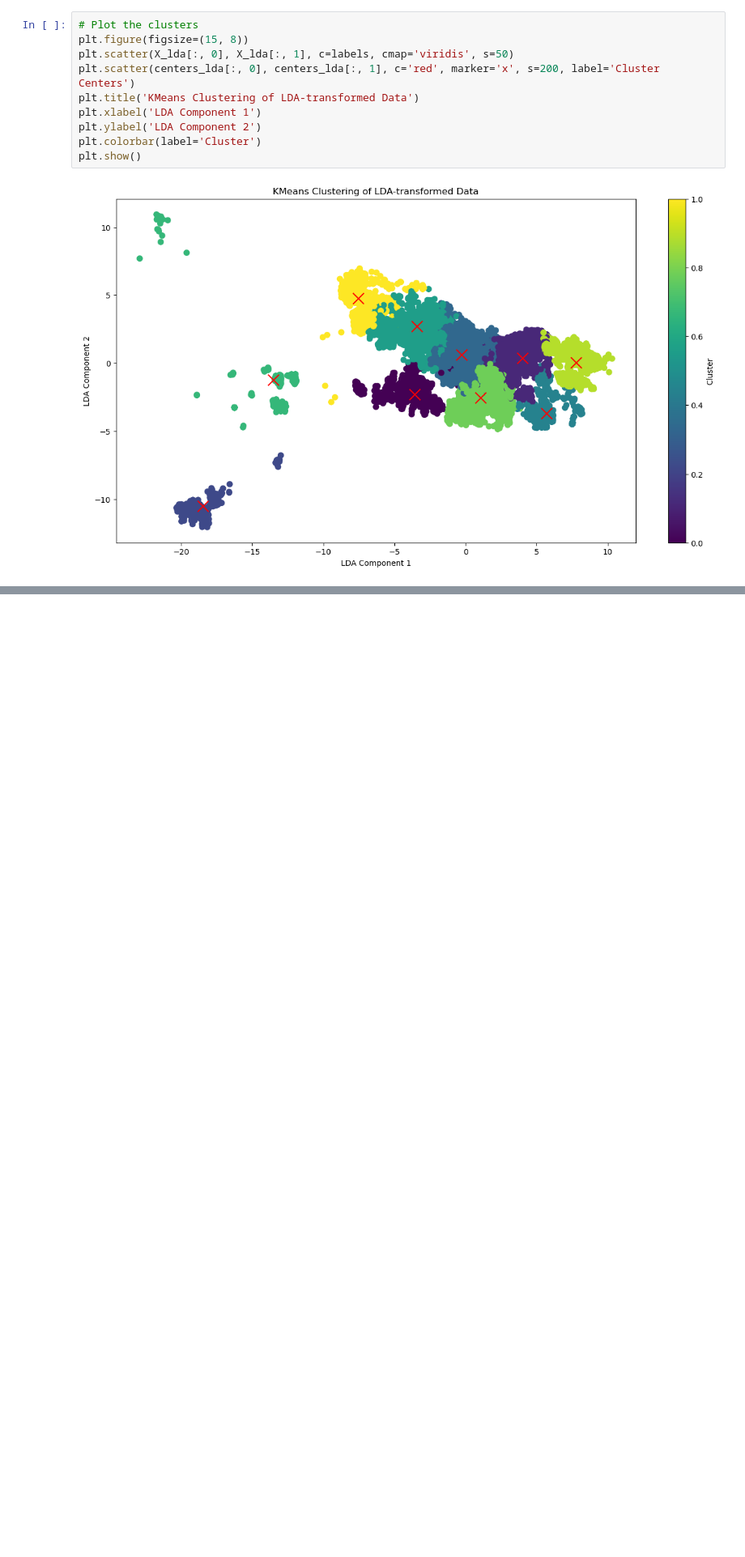
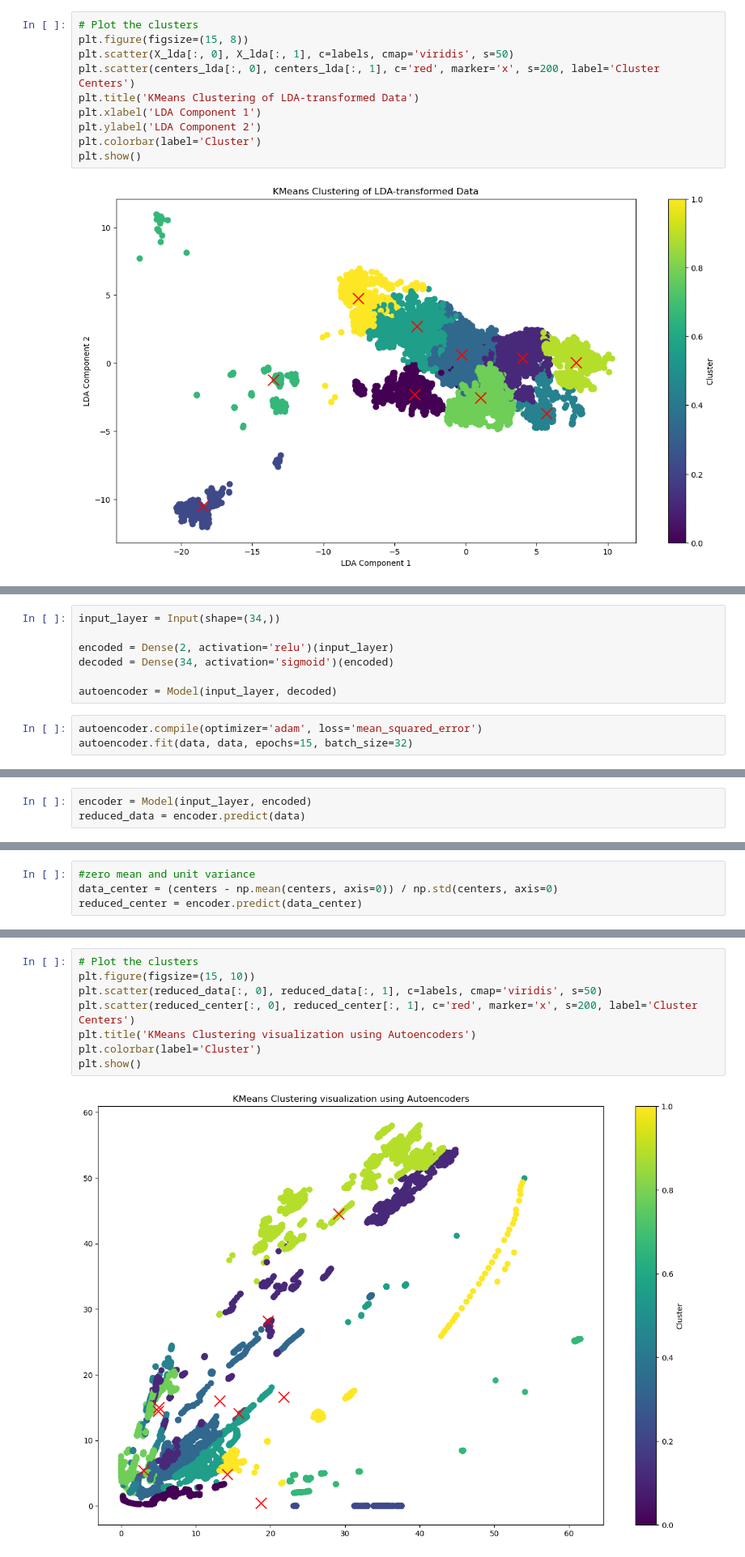
Before and after one commit to WebisD/artificial-talk, a Jupyter notebook: clustering_visualization.ipynb, the cells around one changed output, grey strips where cells are left out. Shown at 81% size. Cells and saved outputs as stored; diff of their text form; blank space fills up the shorter version.

```diff
--- a/clustering_visualization.ipynb
+++ b/clustering_visualization.ipynb
@@ -35,0 +109,10 @@ plt.show()
+# %%
+input_layer = Input(shape=(34,))
+
+encoded = Dense(2, activation='relu')(input_layer)
+decoded = Dense(34, activation='sigmoid')(encoded)
+
+autoencoder = Model(input_layer, decoded)
+# %%
+autoencoder.compile(optimizer='adam', loss='mean_squared_error')
+autoencoder.fit(data, data, epochs=15, batch_size=32)
@@ -35,0 +138,3 @@ plt.show()
+# %%
+encoder = Model(input_layer, encoded)
+reduced_data = encoder.predict(data)
@@ -35,0 +143,4 @@ plt.show()
+# %%
+#zero mean and unit variance
+data_center = (centers - np.mean(centers, axis=0)) / np.std(centers, axis=0)
+reduced_center = encoder.predict(data_center)
@@ -35,0 +149,10 @@ plt.show()
+# %%
+# Plot the clusters
+plt.figure(figsize=(15, 10))
+plt.scatter(reduced_data[:, 0], reduced_data[:, 1], c=labels, cmap='viridis', s=50)
+plt.scatter(reduced_center[:, 0], reduced_center[:, 1], c='red', marker='x', s=200, label='Cluster Centers')
+plt.title('KMeans Clustering visualization using Autoencoders')
+plt.colorbar(label='Cluster')
+plt.show()
+# %% [output]
+[figure, added]
```
Also changed, not shown: parts of 17 cells of this notebook, 7 other files.
